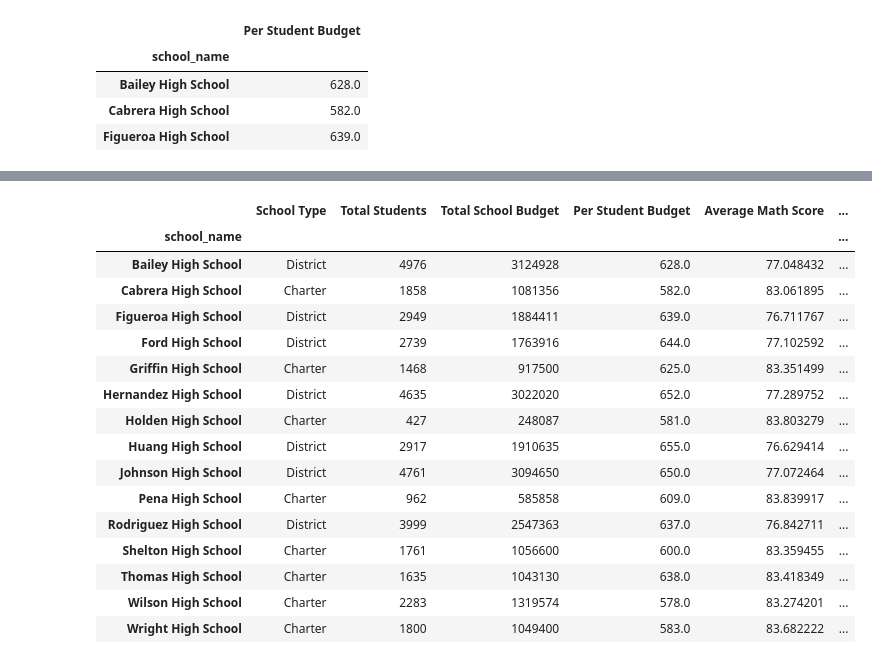
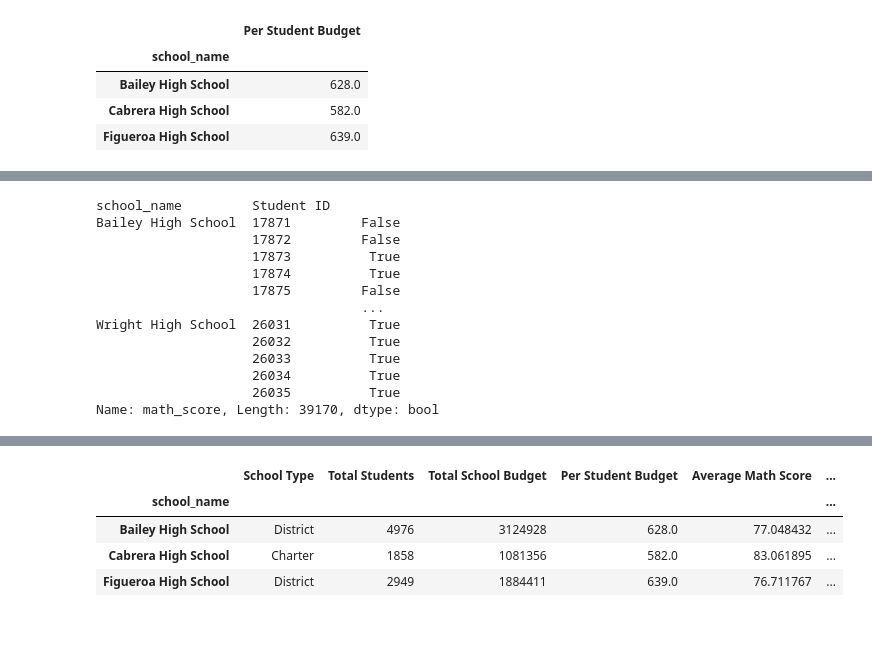
Before and after one commit to jbski/pandas-challenge, a Jupyter notebook: PyCitySchools/PyCitySchools.ipynb, the cells around one changed output, grey strips where cells are left out. Drawn from its saved outputs; the diff is of its cells as text; code cells hidden in the pictures; blank space fills up the shorter version.

```diff
--- a/PyCitySchools/PyCitySchools.ipynb
+++ b/PyCitySchools/PyCitySchools.ipynb
@@ -159,3 +182,21 @@ budget_student_df.head(3)
+# %%
+math1 = scores_by_school_df["math_score"] >= 70
+# num_passing_math = scores_by_school_df[math1]
+math1
+# %% [output]
+school_name         Student ID
+Bailey High School  17871         False
+                    17872         False
+                    17873          True
+                    17874          True
+                    17875         False
+                                  ...
+Wright High School  26031          True
+                    26032          True
+                    26033          True
+                    26034          True
+                    26035          True
+Name: math_score, Length: 39170, dtype: bool
 # %%
 # Join the Per Student Budget data column to the data frame using a .join method
 new_school_summary_df = school_summary1_df.join(budget_student_df)
@@ -169,26 +210,14 @@ new_school_summary_df.head(3)
 # %%
 # Set the column order for the updated data frame
 column_order = ["School Type", "Total Students", "Total School Budget", "Per Student Budget",
                 "Average Math Score", "Average Reading Score"]
 
 # Apply the column order to the new data frame and save with a new dataframe name
 school_summary_with_budget_df = new_school_summary_df.reindex(columns = column_order)
-school_summary_with_budget_df
+school_summary_with_budget_df.head(3)
 # %% [output]
 |  | School Type | Total Students | Total School Budget | Per Student Budget | Average Math Score | ... |
 | school_name |  |  |  |  |  | ... |
 | Bailey High School | District | 4976 | 3124928 | 628.0 | 77.048432 | ... |
 | Cabrera High School | Charter | 1858 | 1081356 | 582.0 | 83.061895 | ... |
 | Figueroa High School | District | 2949 | 1884411 | 639.0 | 76.711767 | ... |
-| Ford High School | District | 2739 | 1763916 | 644.0 | 77.102592 | ... |
-| Griffin High School | Charter | 1468 | 917500 | 625.0 | 83.351499 | ... |
-| Hernandez High School | District | 4635 | 3022020 | 652.0 | 77.289752 | ... |
-| Holden High School | Charter | 427 | 248087 | 581.0 | 83.803279 | ... |
-| Huang High School | District | 2917 | 1910635 | 655.0 | 76.629414 | ... |
-| Johnson High School | District | 4761 | 3094650 | 650.0 | 77.072464 | ... |
-| Pena High School | Charter | 962 | 585858 | 609.0 | 83.839917 | ... |
-| Rodriguez High School | District | 3999 | 2547363 | 637.0 | 76.842711 | ... |
-| Shelton High School | Charter | 1761 | 1056600 | 600.0 | 83.359455 | ... |
-| Thomas High School | Charter | 1635 | 1043130 | 638.0 | 83.418349 | ... |
-| Wilson High School | Charter | 2283 | 1319574 | 578.0 | 83.274201 | ... |
-| Wright High School | Charter | 1800 | 1049400 | 583.0 | 83.682222 | ... |
```
Also changed, not shown: parts of 5 cells of this notebook.
